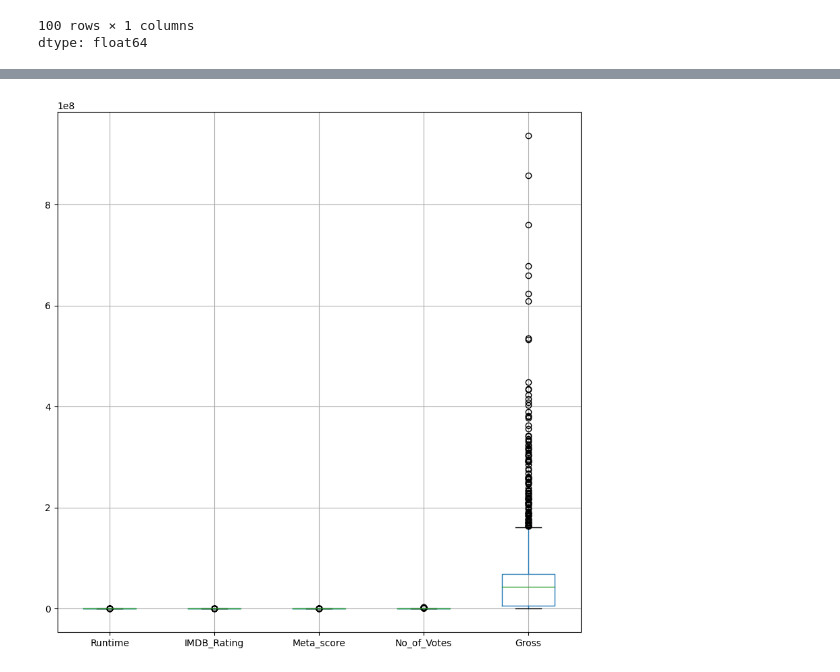
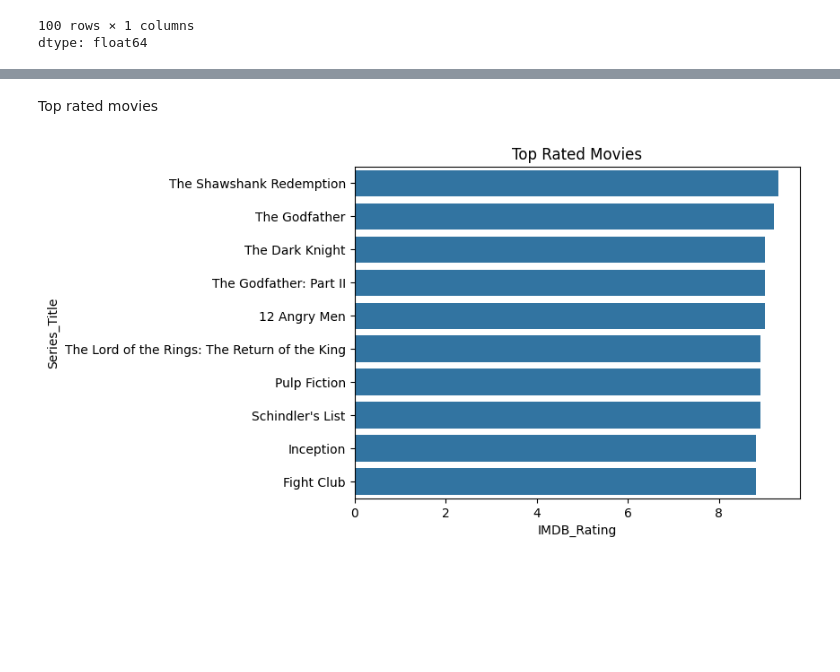
Before and after one commit to Manmeetkaur17/Hex_Analyzing_and_Visualizing_Movie_Ratings, a Jupyter notebook: Movies.ipynb, the cells around one changed output, grey strips where cells are left out. Saved outputs shown, nothing was run; the diff lists cells and outputs as text; code cells hidden in the pictures; blank space fills up the shorter version.

```diff
--- a/Movies.ipynb
+++ b/Movies.ipynb
@@ -166,6 +173,10 @@ plt.show()
-# %%
-# boxplot
-df.boxplot(figsize=(10, 10))
-plt.show()
-# %% [output]
-[figure, removed]
+# %% [markdown]
+Top rated movies
+# %%
+top_rated=df.nlargest(10, 'IMDB_Rating')[['Series_Title', 'IMDB_Rating','Genre'  ]].set_index('Series_Title')
+# %%
+sns.barplot(x='IMDB_Rating', y=top_rated.index, data=top_rated)
+plt.title('Top Rated Movies')
+plt.show()
+# %% [output]
+[figure, added]
```
Also changed, not shown: parts of 4 cells of this notebook.
